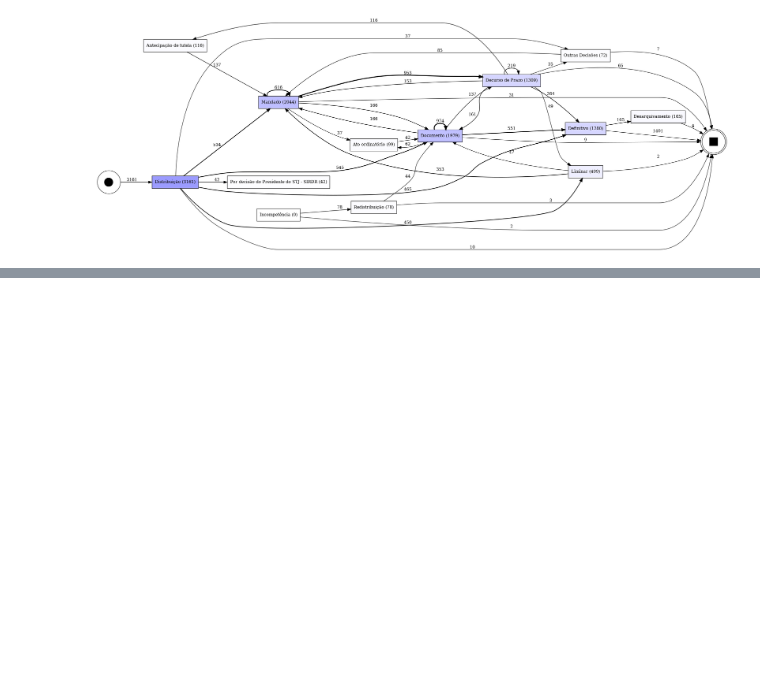
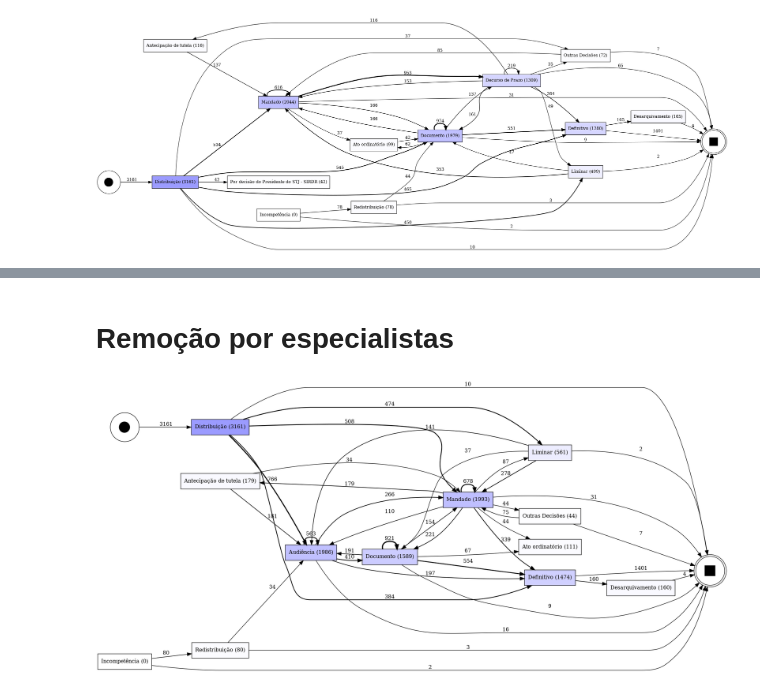
Before and after one commit to VLAB-UFPE/JuMP-Research, a Jupyter notebook: conformance/spider_activities.ipynb, the cells around one changed output, grey strips where cells are left out. Drawn from its saved outputs; the diff is of its cells as text; code cells hidden in the pictures; blank space fills up the shorter version.

```diff
--- a/conformance/spider_activities.ipynb
+++ b/conformance/spider_activities.ipynb
@@ -227,0 +238,13 @@ show_flowchart(filtered_df, ea_dfg, sa_dfg)
+# %% [markdown]
+# Remoção por especialistas
+# %%
+remove_list = [
+  "Expedição de documento", "Publicação", "Petição",
+  "Decurso de Prazo", "Mero expediente", "Conclusão",
+  "Disponibilização no Diário da Justiça Eletrônico",
+]
+filtered_df = df.filter(~pl.col(ACTIVITY_NAME).is_in(remove_list))
+
+show_flowchart(filtered_df, ea_dfg, sa_dfg)
+# %% [output]
+[figure, added]
```
Also changed, not shown: parts of 7 cells of this notebook, 2 other files.
